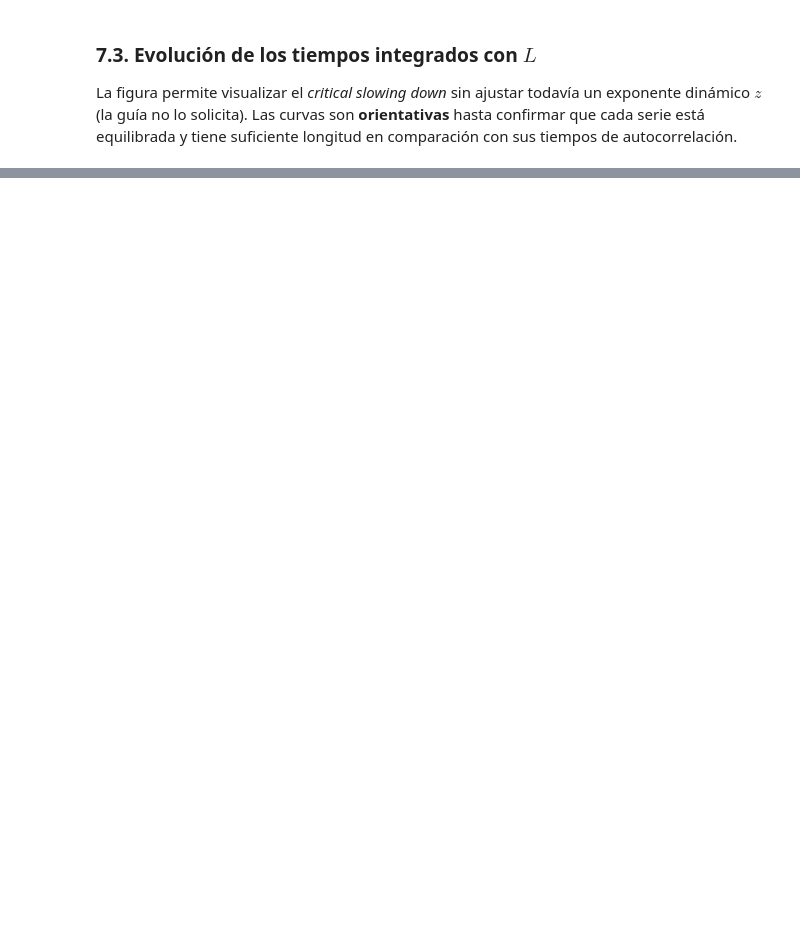
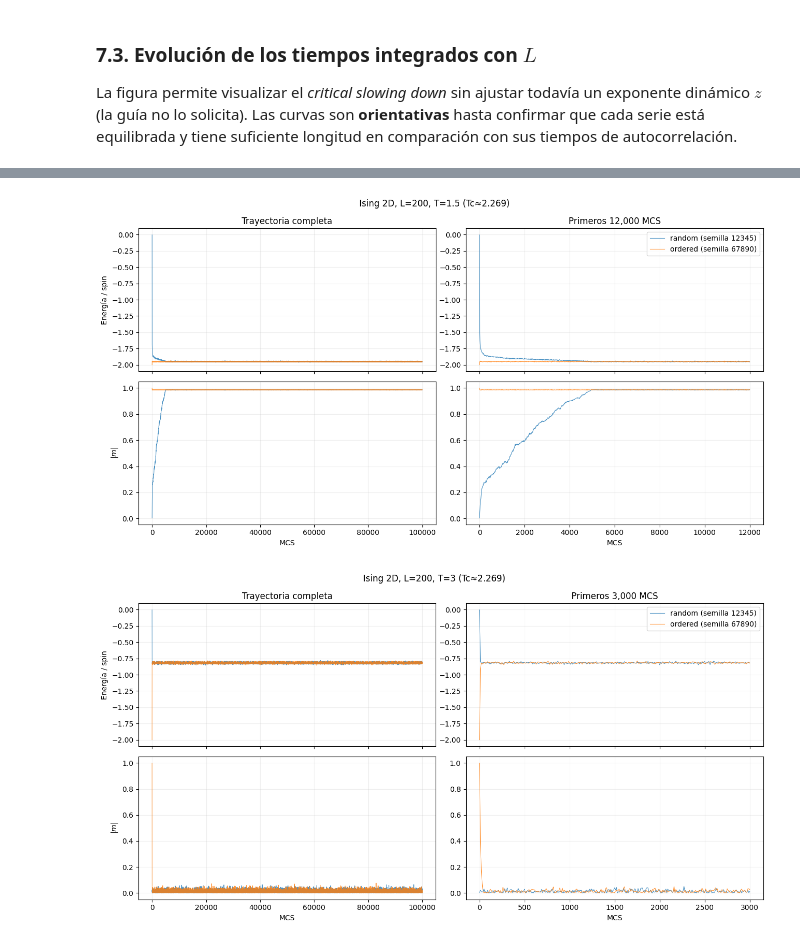
Before and after one commit to gonzaloangaut/IsingModel, a Jupyter notebook: analysis_preliminar.ipynb, the cells around one changed output, grey strips where cells are left out. Cells and saved outputs as stored; diff of their text form; code cells hidden in the pictures; blank space fills up the shorter version.

Commit message:
Prepare validated Ising Monte Carlo production workflow

```diff
--- a/analysis_preliminar.ipynb
+++ b/analysis_preliminar.ipynb
@@ -644,0 +867,31 @@ Con los datos de $L=32$ discutiremos si es suficiente continuar al siguiente tam
+# %%
+ZOOM_OFF_MCS = {1.5: 12_000, 3.0: 3_000}
+for T, these_runs in runs_offcritical.items():
+    if not these_runs:
+        print(f"No hay archivos para T={T:g}")
+        continue
+    fig, axes = plt.subplots(2, 2, figsize=(13, 7), sharex="col")
+    for initial, selected in these_runs.items():
+        df, dt = regular_series(selected["path"])
+        label = f"{initial} (semilla {selected['seed']})"
+        for col in (0, 1):
+            plot_df = df if col == 0 else df[df["MCS"] <= ZOOM_OFF_MCS[T]]
+            axes[0, col].plot(plot_df["MCS"], plot_df["Energy_per_spin"], lw=0.8, alpha=0.8, label=label)
+            axes[1, col].plot(plot_df["MCS"], plot_df["Mag_per_spin"].abs(), lw=0.8, alpha=0.8, label=label)
+    for col, title in enumerate(["Trayectoria completa", f"Primeros {ZOOM_OFF_MCS[T]:,} MCS"]):
+        axes[0, col].set_title(title)
+        axes[1, col].set_xlabel("MCS")
+        axes[0, col].grid(alpha=0.2)
+        axes[1, col].grid(alpha=0.2)
+    axes[0, 0].set_ylabel("Energía / spin")
+    axes[1, 0].set_ylabel(r"$|m|$")
+    axes[0, 1].legend(loc="best")
+    fig.suptitle(f"Ising 2D, L={L_OFFCRITICAL}, T={T:g} (Tc≈{TC_EXACT:.3f})")
+    fig.tight_layout()
+    if SAVE_FIGURES:
+        GRAPH_DIR.mkdir(exist_ok=True)
+        fig.savefig(GRAPH_DIR / f"prelim_offcritical_L={L_OFFCRITICAL}_T={T:g}.png", dpi=200)
+    plt.show()
+# %% [output]
+[figure, added]
+[figure, added]
```
Also changed, not shown: parts of 19 cells of this notebook, 36 other files.
